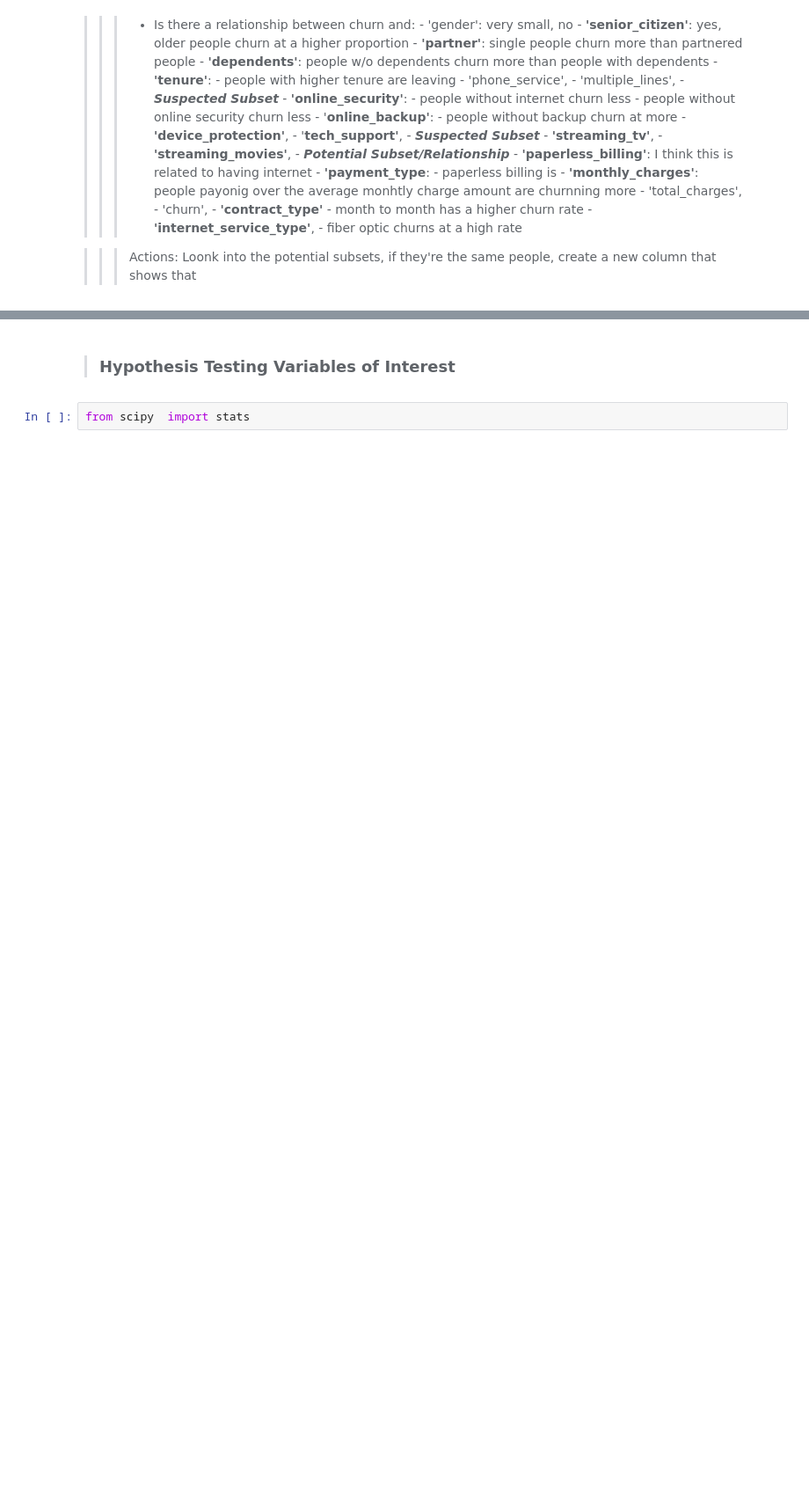
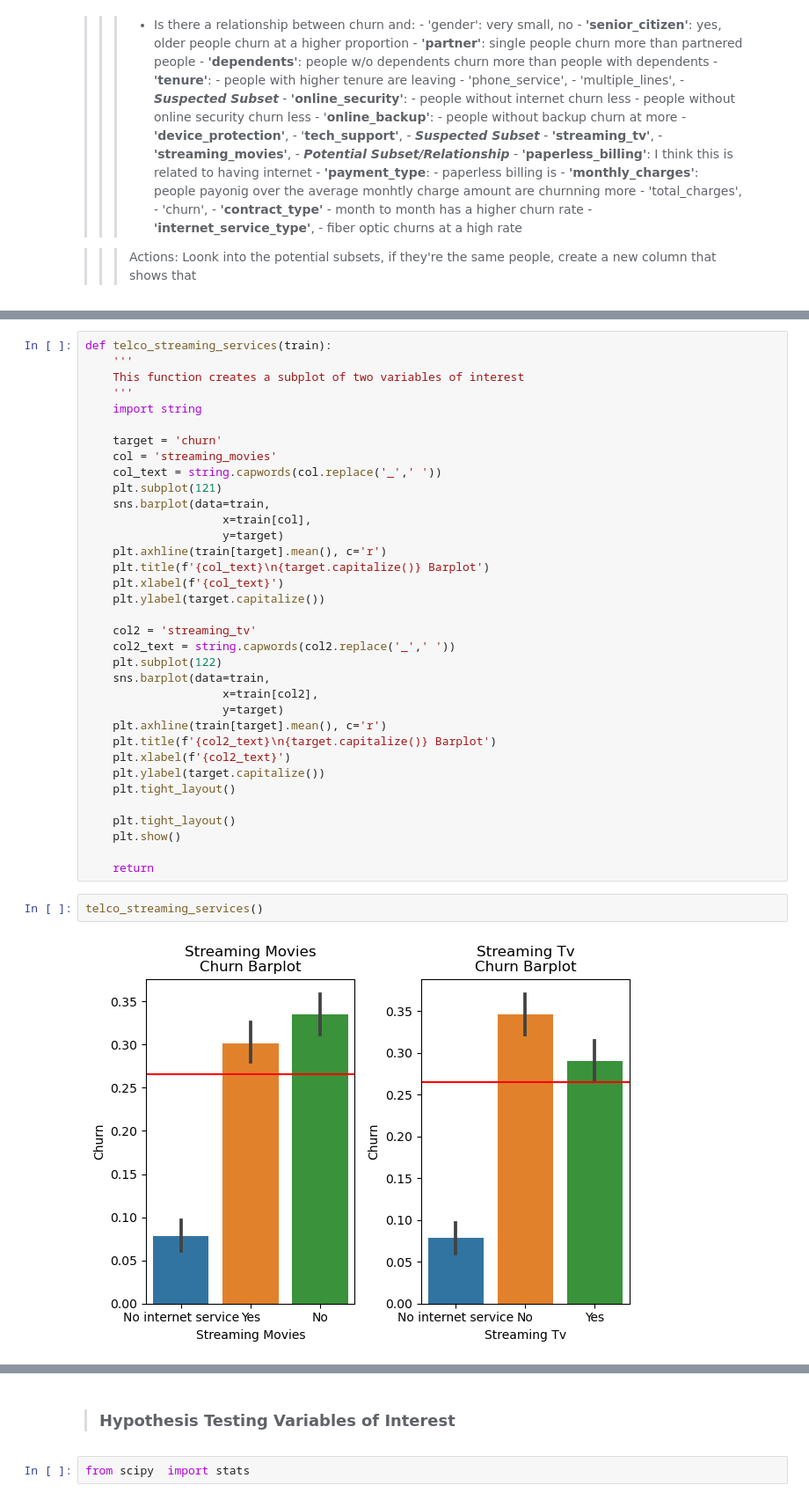
Before and after one commit to aaron-mv-moore/classification-telco-project, a Jupyter notebook: Plan.ipynb, the cells around one changed output, grey strips where cells are left out. Shown at 88% size. Drawn from its saved outputs; the diff is of its cells as text; blank space fills up the shorter version.

```diff
--- a/Plan.ipynb
+++ b/Plan.ipynb
@@ -648,3 +812,42 @@ bivariate_stats(train)
+# %%
+def telco_streaming_services(train):
+    '''
+    This function creates a subplot of two variables of interest
+    '''
+    import string
+
+    target = 'churn'
+    col = 'streaming_movies'
+    col_text = string.capwords(col.replace('_',' '))
+    plt.subplot(121)
+    sns.barplot(data=train,
+                    x=train[col],
+                    y=target)
+    plt.axhline(train[target].mean(), c='r')
+    plt.title(f'{col_text}\n{target.capitalize()} Barplot')
+    plt.xlabel(f'{col_text}')
+    plt.ylabel(target.capitalize())
+
+    col2 = 'streaming_tv'
+    col2_text = string.capwords(col2.replace('_',' '))
+    plt.subplot(122)
+    sns.barplot(data=train,
+                    x=train[col2],
+                    y=target)
+    plt.axhline(train[target].mean(), c='r')
+    plt.title(f'{col2_text}\n{target.capitalize()} Barplot')
+    plt.xlabel(f'{col2_text}')
+    plt.ylabel(target.capitalize())
+    plt.tight_layout()
+
+    plt.tight_layout()
+    plt.show()
+
+    return
+# %%
+telco_streaming_services()
+# %% [output]
+[figure, added]
 # %%
 # checking for similarities in these
 (train['streaming_tv'] == train['streaming_movies']).value_counts()
```
Also changed, not shown: parts of 47 cells of this notebook, 5 other files.
